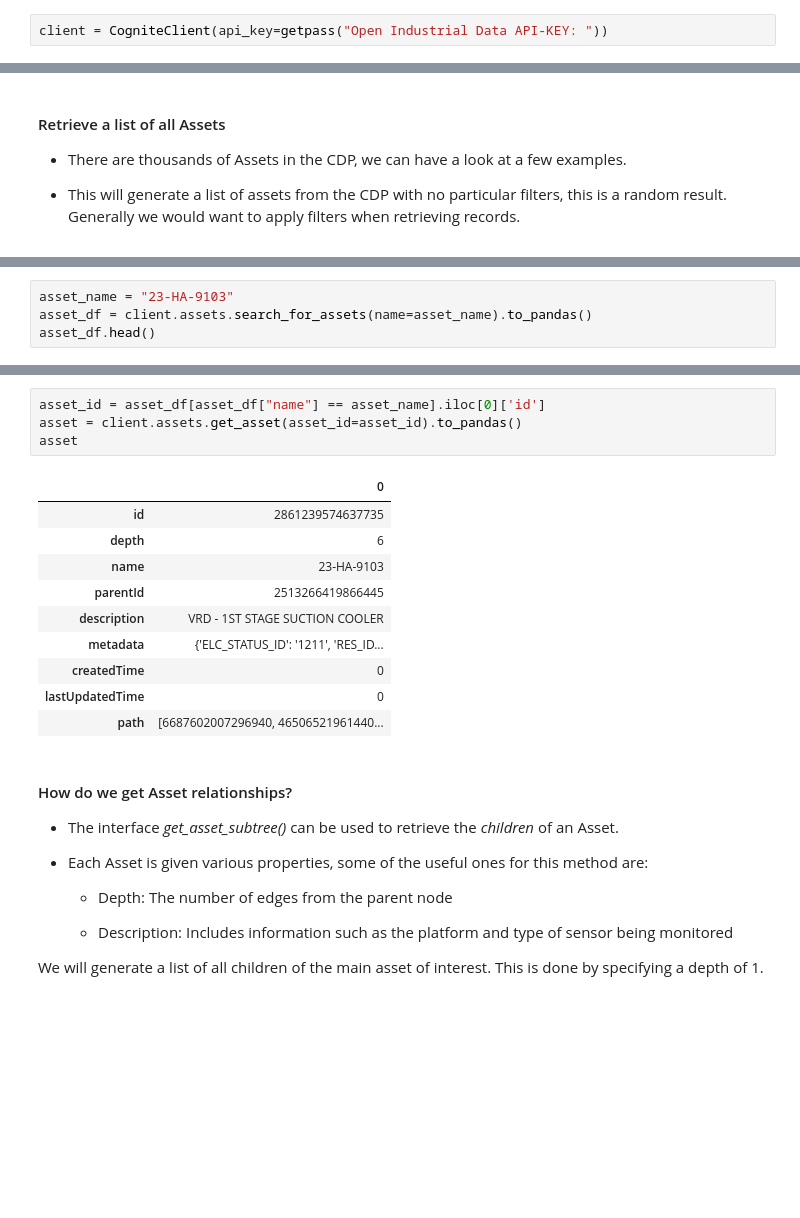
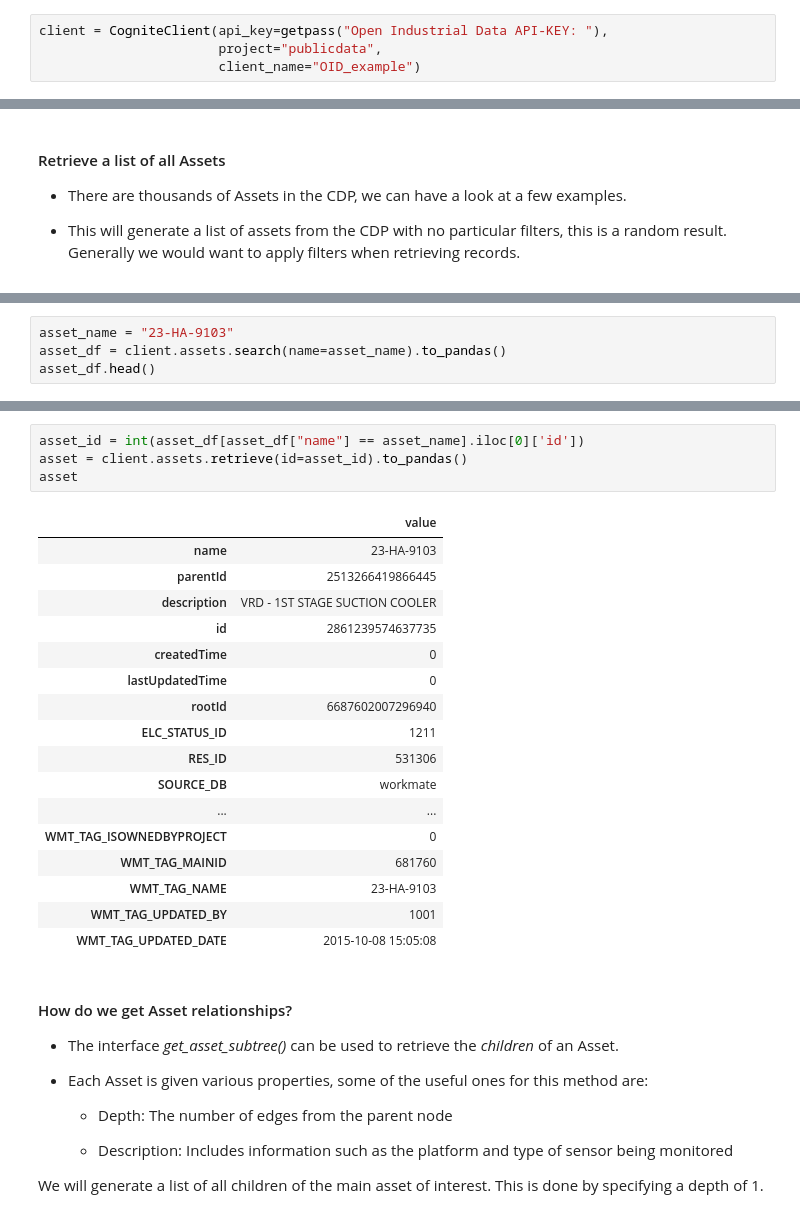
Before and after one commit to cognitedata/interacting-with-open-industrial-data, a Jupyter notebook: WiDS_2019_Cognite_Interact_with_Assets.ipynb, the cells around one changed output, grey strips where cells are left out. Cells and saved outputs as stored; diff of their text form; blank space fills up the shorter version.

```diff
--- a/WiDS_2019_Cognite_Interact_with_Assets.ipynb
+++ b/WiDS_2019_Cognite_Interact_with_Assets.ipynb
@@ -52,7 +68,9 @@ from cognite.client.cognite_client import CogniteClient
 
 When prompted for your API key, use the key generated by open industrial data as mentioned in the Getting Started steps.
 # %%
-client = CogniteClient(api_key=getpass("Open Industrial Data API-KEY: "))
+client = CogniteClient(api_key=getpass("Open Industrial Data API-KEY: "),
+                       project="publicdata",
+                       client_name="OID_example")
 # %% [output]
 Open Industrial Data API-KEY: ········
 # %% [markdown]
@@ -106,6 +122,6 @@ client.assets.get_assets().to_pandas().head()
 The *fuzzy* search for an asset can be performed as followed
 # %%
 asset_name = "23-HA-9103"
-asset_df = client.assets.search_for_assets(name=asset_name).to_pandas()
+asset_df = client.assets.search(name=asset_name).to_pandas()
 asset_df.head()
 # %% [output]
@@ -124,18 +140,25 @@ asset_df.head()
 # %%
-asset_id = asset_df[asset_df["name"] == asset_name].iloc[0]['id']
-asset = client.assets.get_asset(asset_id=asset_id).to_pandas()
+asset_id = int(asset_df[asset_df["name"] == asset_name].iloc[0]['id'])
+asset = client.assets.retrieve(id=asset_id).to_pandas()
 asset
 # %% [output]
-|  | 0 |
-| id | 2861239574637735 |
-| depth | 6 |
+|  | value |
 | name | 23-HA-9103 |
 | parentId | 2513266419866445 |
 | description | VRD - 1ST STAGE SUCTION COOLER |
-| metadata | {'ELC_STATUS_ID': '1211', 'RES_ID... |
+| id | 2861239574637735 |
 | createdTime | 0 |
 | lastUpdatedTime | 0 |
-| path | [6687602007296940, 46506521961440... |
+| rootId | 6687602007296940 |
+| ELC_STATUS_ID | 1211 |
+| RES_ID | 531306 |
+| SOURCE_DB | workmate |
+| ... | ... |
+| WMT_TAG_ISOWNEDBYPROJECT | 0 |
+| WMT_TAG_MAINID | 681760 |
+| WMT_TAG_NAME | 23-HA-9103 |
+| WMT_TAG_UPDATED_BY | 1001 |
+| WMT_TAG_UPDATED_DATE | 2015-10-08 15:05:08 |
 # %% [markdown]
 #### How do we get Asset relationships?
 
```
Also changed, not shown: parts of 14 cells of this notebook, 1 other file.
